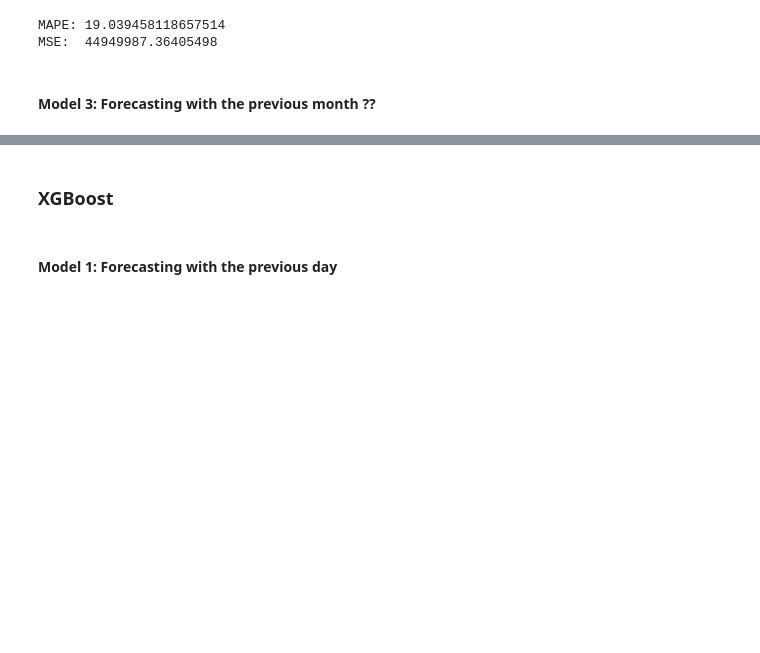
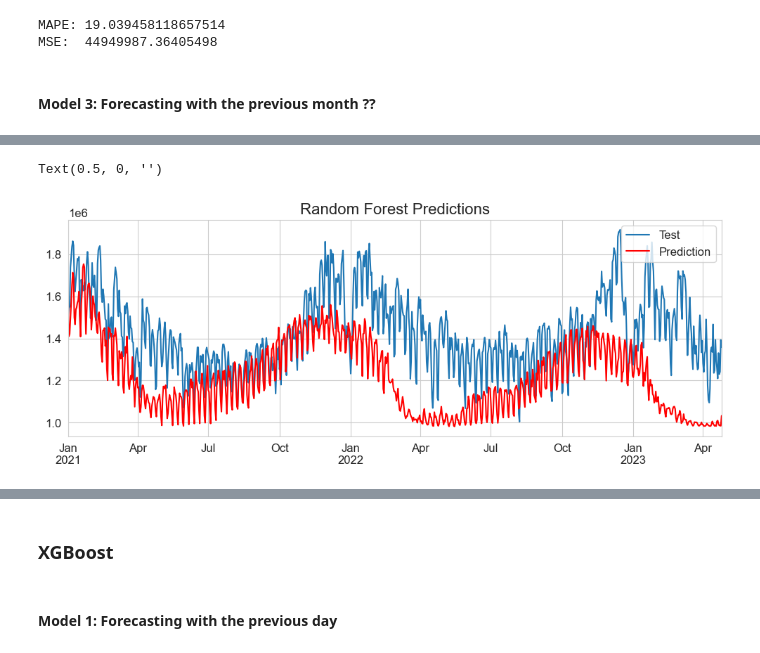
Before and after one commit to MarinaPenalver/TFG, a Jupyter notebook: notebooks/7. Autoregressors with decision trees.ipynb, the cells around one changed output, grey strips where cells are left out. Cells and saved outputs as stored; diff of their text form; code cells hidden in the pictures; blank space fills up the shorter version.

```diff
--- a/notebooks/7. Autoregressors with decision trees.ipynb
+++ b/notebooks/7. Autoregressors with decision trees.ipynb
@@ -80,6 +84,18 @@ test= test.fillna(method='backfill')
 # conver to a Series object
 train = train.squeeze()
 test = test.squeeze()
+# %%
+# set the frequency
+train2 = train2.asfreq(freq='D', fill_value=np.nan)
+test2 = test2.asfreq(freq='D', fill_value=np.nan)
+
+# fill nan-values
+train2 = train2.fillna(method='backfill')
+test2 = test2.fillna(method='backfill')
+
+# conver to a Series object
+train2 = train2.squeeze()
+test2 = test2.squeeze()
 # %%
 fig= plt.figure(figsize=(12,4))
 plt.plot(train, marker='.', label='Train')
@@ -225,0 +246,15 @@ MSE:  44949987.36405498
+# %%
+steps2 = len(test2)
+# %%
+t1 = time.perf_counter()
+RF3 = ForecasterAutoreg(
+                regressor = RandomForestRegressor(random_state=123, n_estimators=10),
+                lags = 365*2)
+
+RF3.fit(y=train2) # fit the model
+t2 = time.perf_counter()
+RF_time3 = t2-t1
+# %%
+%%time
+RF_pred3 = RF3.predict(steps=steps2) # predict
+RF_pred3.head(5)
@@ -225,0 +269,11 @@ MSE:  44949987.36405498
+# %%
+fig, ax = plt.subplots(figsize=(12, 4))
+
+test2.plot(ax=ax, label='Test')
+RF_pred3.plot(ax=ax, label='Prediction', color='r')
+ax.legend()
+ax.set_title('Random Forest Predictions')
+ax.set_xlabel('')
+# %% [output]
+Text(0.5, 0, '')
+[figure, added]
```
Also changed, not shown: parts of 51 cells of this notebook, 6 other files.
